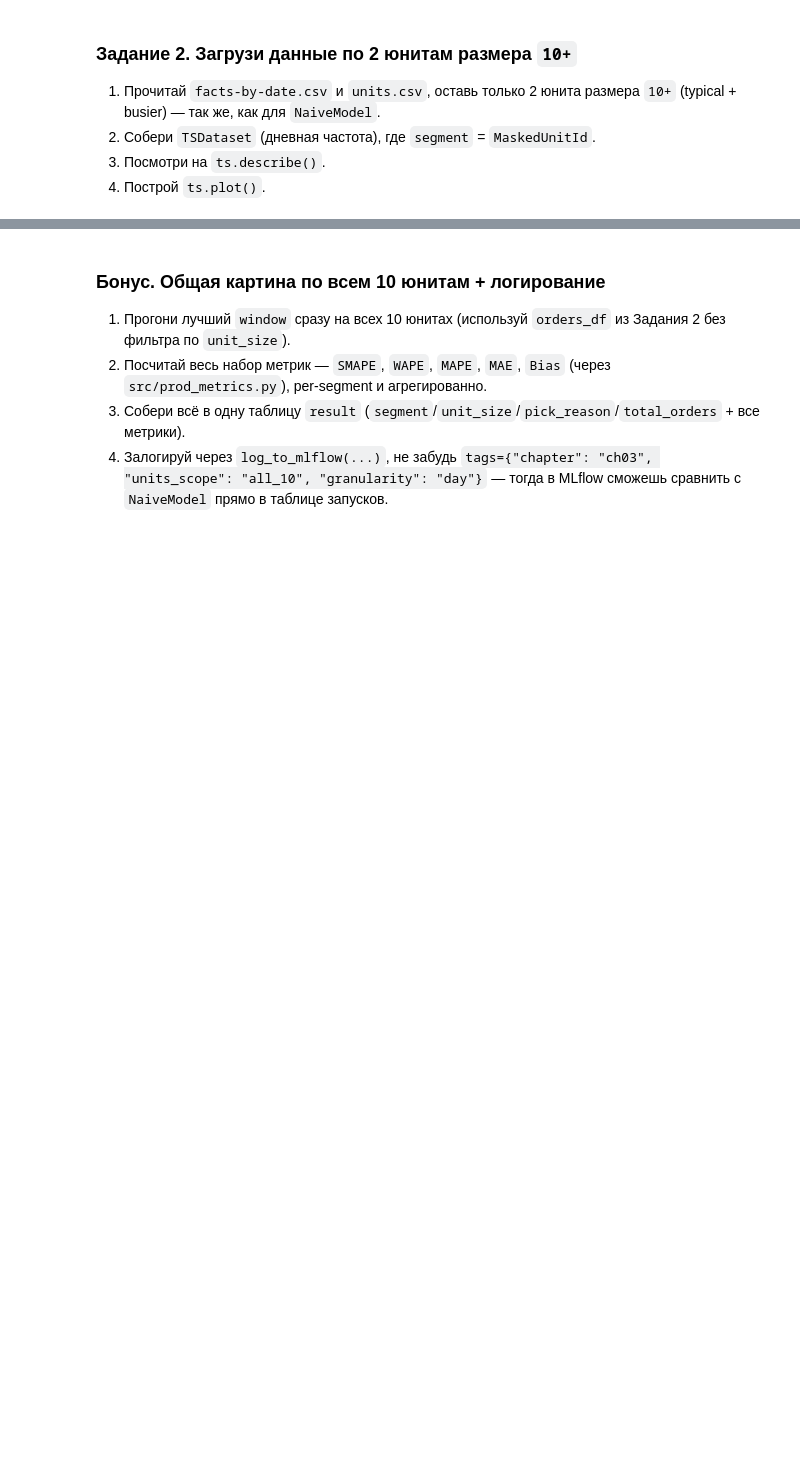
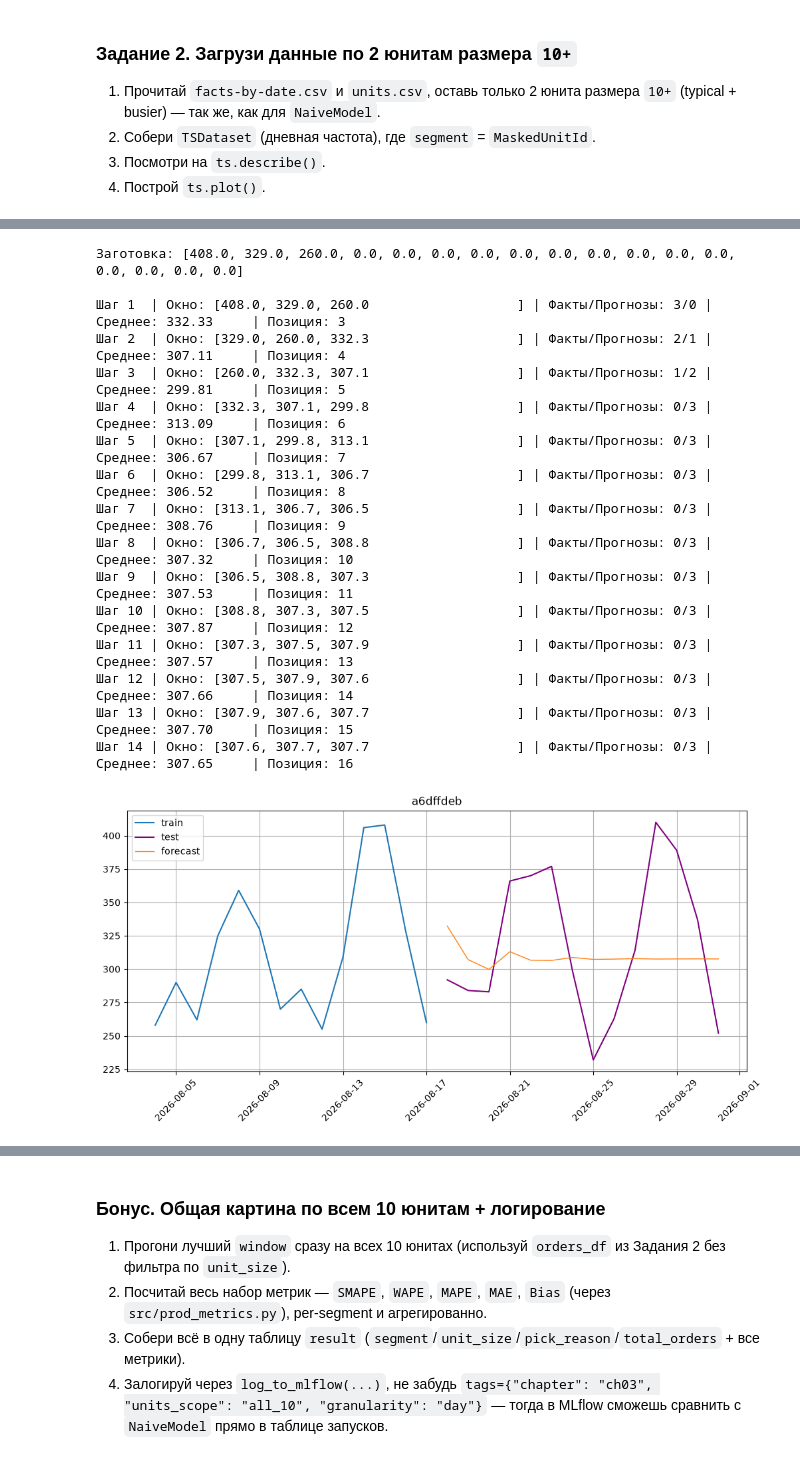
Before and after one commit to skv-analyst/study-etna, a Jupyter notebook: weeks/week-01-infra-and-classic-models/ch03-MovingAverageModel.ipynb, the cells around one changed output, grey strips where cells are left out. Drawn from its saved outputs; the diff is of its cells as text; code cells hidden in the pictures; blank space fills up the shorter version.

```diff
--- a/weeks/week-01-infra-and-classic-models/ch03-MovingAverageModel.ipynb
+++ b/weeks/week-01-infra-and-classic-models/ch03-MovingAverageModel.ipynb
@@ -226,0 +282,20 @@ get_forecast(data=ts, horizon=10, window=20)
+# %%
+get_forecast(data=orders_one_ts, horizon=14, window=3, seasonality=1, is_log=True)
+# %% [output]
+Заготовка: [408.0, 329.0, 260.0, 0.0, 0.0, 0.0, 0.0, 0.0, 0.0, 0.0, 0.0, 0.0, 0.0, 0.0, 0.0, 0.0, 0.0]
+
+Шаг 1  | Окно: [408.0, 329.0, 260.0                   ] | Факты/Прогнозы: 3/0 | Среднее: 332.33     | Позиция: 3
+Шаг 2  | Окно: [329.0, 260.0, 332.3                   ] | Факты/Прогнозы: 2/1 | Среднее: 307.11     | Позиция: 4
+Шаг 3  | Окно: [260.0, 332.3, 307.1                   ] | Факты/Прогнозы: 1/2 | Среднее: 299.81     | Позиция: 5
+Шаг 4  | Окно: [332.3, 307.1, 299.8                   ] | Факты/Прогнозы: 0/3 | Среднее: 313.09     | Позиция: 6
+Шаг 5  | Окно: [307.1, 299.8, 313.1                   ] | Факты/Прогнозы: 0/3 | Среднее: 306.67     | Позиция: 7
+Шаг 6  | Окно: [299.8, 313.1, 306.7                   ] | Факты/Прогнозы: 0/3 | Среднее: 306.52     | Позиция: 8
+Шаг 7  | Окно: [313.1, 306.7, 306.5                   ] | Факты/Прогнозы: 0/3 | Среднее: 308.76     | Позиция: 9
+Шаг 8  | Окно: [306.7, 306.5, 308.8                   ] | Факты/Прогнозы: 0/3 | Среднее: 307.32     | Позиция: 10
+Шаг 9  | Окно: [306.5, 308.8, 307.3                   ] | Факты/Прогнозы: 0/3 | Среднее: 307.53     | Позиция: 11
+Шаг 10 | Окно: [308.8, 307.3, 307.5                   ] | Факты/Прогнозы: 0/3 | Среднее: 307.87     | Позиция: 12
+Шаг 11 | Окно: [307.3, 307.5, 307.9                   ] | Факты/Прогнозы: 0/3 | Среднее: 307.57     | Позиция: 13
+Шаг 12 | Окно: [307.5, 307.9, 307.6                   ] | Факты/Прогнозы: 0/3 | Среднее: 307.66     | Позиция: 14
+Шаг 13 | Окно: [307.9, 307.6, 307.7                   ] | Факты/Прогнозы: 0/3 | Среднее: 307.70     | Позиция: 15
+Шаг 14 | Окно: [307.6, 307.7, 307.7                   ] | Факты/Прогнозы: 0/3 | Среднее: 307.65     | Позиция: 16
+[figure, added]
```
Also changed, not shown: parts of 12 cells of this notebook.
